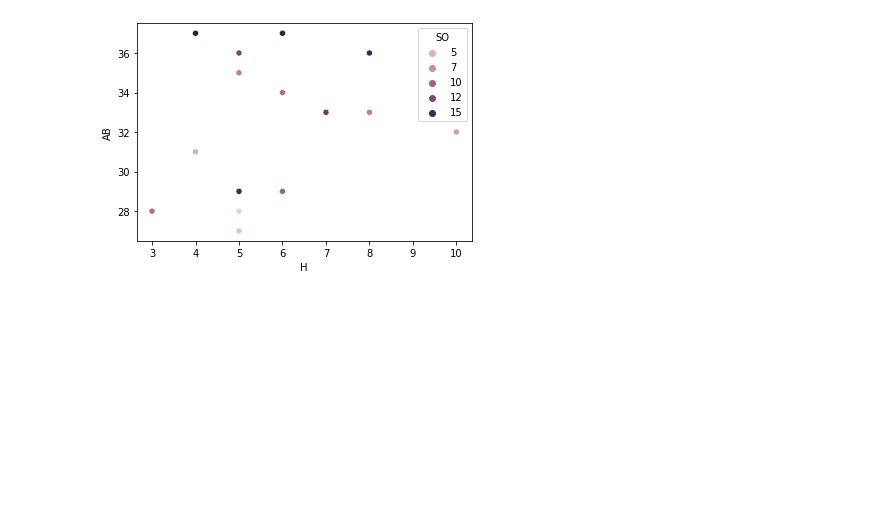
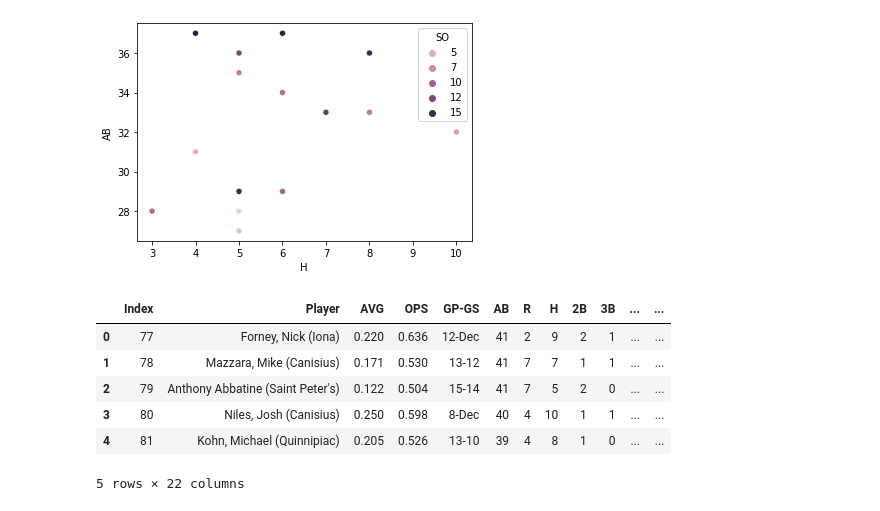
Before and after one commit to MicahlDeRosa/Baseball_stats, a Jupyter notebook: Untitled-1.ipynb, the cells around one changed output. Cells and saved outputs as stored; diff of their text form; code cells hidden in the pictures; blank space fills up the shorter version.

```diff
--- a/Untitled-1.ipynb
+++ b/Untitled-1.ipynb
@@ -59,0 +66,10 @@ sb.scatterplot(data=df, x = "H", y ='AB', hue='SO')
+# %%
+df_2.head()
+# %% [output]
+|  | Index | Player | AVG | OPS | GP-GS | AB | R | H | 2B | 3B | ... | ... |
+| 0 | 77 | Forney, Nick (Iona) | 0.220 | 0.636 | 12-Dec | 41 | 2 | 9 | 2 | 1 | ... | ... |
+| 1 | 78 | Mazzara, Mike (Canisius) | 0.171 | 0.530 | 13-12 | 41 | 7 | 7 | 1 | 1 | ... | ... |
+| 2 | 79 | Anthony Abbatine (Saint Peter's) | 0.122 | 0.504 | 15-14 | 41 | 7 | 5 | 2 | 0 | ... | ... |
+| 3 | 80 | Niles, Josh (Canisius) | 0.250 | 0.598 | 8-Dec | 40 | 4 | 10 | 1 | 1 | ... | ... |
+| 4 | 81 | Kohn, Michael (Quinnipiac) | 0.205 | 0.526 | 13-10 | 39 | 4 | 8 | 1 | 0 | ... | ... |
+5 rows × 22 columns
```
Also changed, not shown: parts of 5 cells of this notebook, 1 other file.
